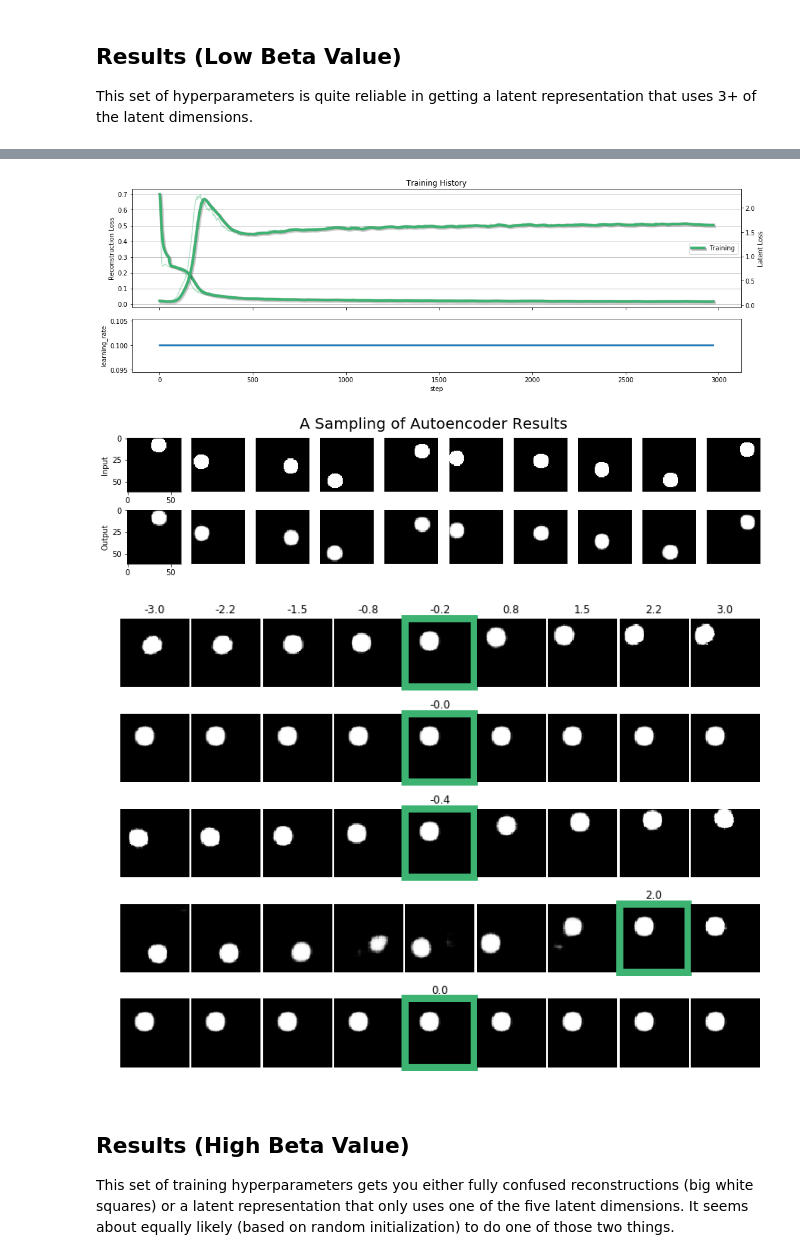
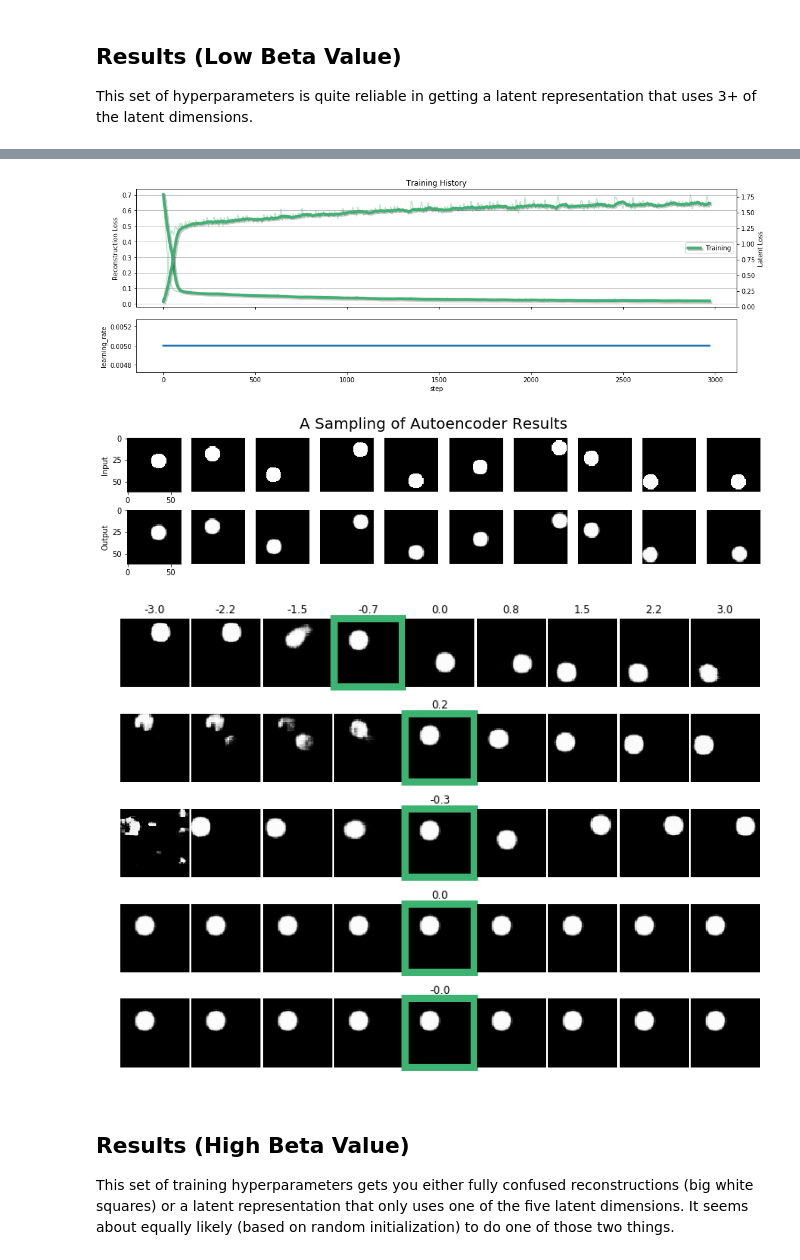
Before and after one commit to davidlmorton/disentangled, a Jupyter notebook: beta_variational_autoencoder_simple_dots.ipynb, the cells around one changed output, grey strips where cells are left out. Cells and saved outputs as stored; diff of their text form; code cells hidden in the pictures.

Commit message:
Update to sconce 1.3.0

```diff
--- a/beta_variational_autoencoder_simple_dots.ipynb
+++ b/beta_variational_autoencoder_simple_dots.ipynb
@@ -92,7 +92,7 @@ from torch import optim
 from sconce.trainers import AutoencoderTrainer
 from sconce.models import VariationalAutoencoder
 
-def get_trainer(conv_channels=[32, 32, 32], hidden_sizes=[256, 256], latent_size=5):
+def get_trainer(conv_channels=[32, 32, 32, 32], hidden_sizes=[256, 256], latent_size=5):
     model = VariationalAutoencoder(conv_channels=conv_channels,
                                    hidden_sizes=hidden_sizes,
                                    image_channels=1,
@@ -103,7 +103,7 @@ def get_trainer(conv_channels=[32, 32, 32], hidden_sizes=[256, 256], latent_size
         model.cuda()
         training_feed.cuda()
 
-    model.set_optimizer(optim.SGD, lr=1e-1, momentum=0.9, weight_decay=1e-4)
+    model.set_optimizer(optim.Adam, lr=1e-1)
 
     trainer = AutoencoderTrainer(model=model,
         training_feed=training_feed,
@@ -117,8 +125,6 @@ This set of hyperparameters is quite reliable in getting a latent representation
 # %%
-from sconce.schedules import Step
-
 trainer = get_trainer()
-trainer.model.set_schedule('learning_rate', 1e-1)
+trainer.model.set_schedule('learning_rate', 5e-3)
 trainer.model.set_schedule('beta', 0.01)
 monitor = trainer.train(num_epochs=200)
 monitor.dataframe_monitor.plot(skip_first=0, metrics=['reconstruction_loss', 'latent_loss']);
@@ -127,12 +133,12 @@ monitor.dataframe_monitor.plot(skip_first=0, metrics=['reconstruction_loss', 'la
-[figure, old version]
+[figure, new version]
 # %%
 trainer.plot_input_output_pairs();
 # %% [output]
-[figure, old version]
+[figure, new version]
 # %%
 plot_traversal(trainer, index=950)
 # %% [output]
-[figure, old version]
+[figure, new version]
 # %% [markdown]
 ## Results (High Beta Value)
 
```
Also changed, not shown: parts of 12 cells of this notebook, 2 other files.
